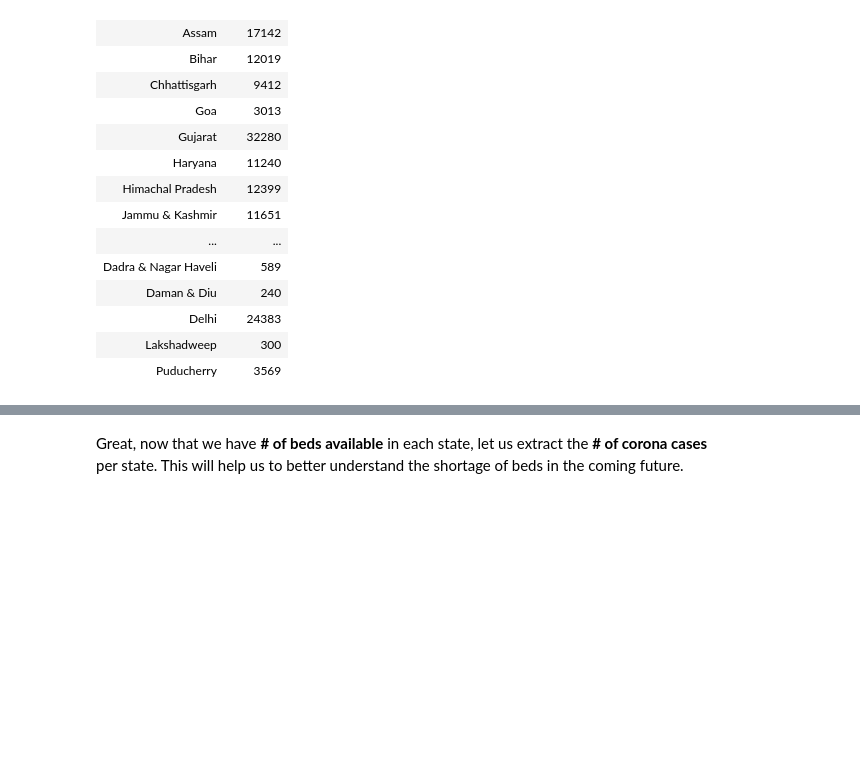
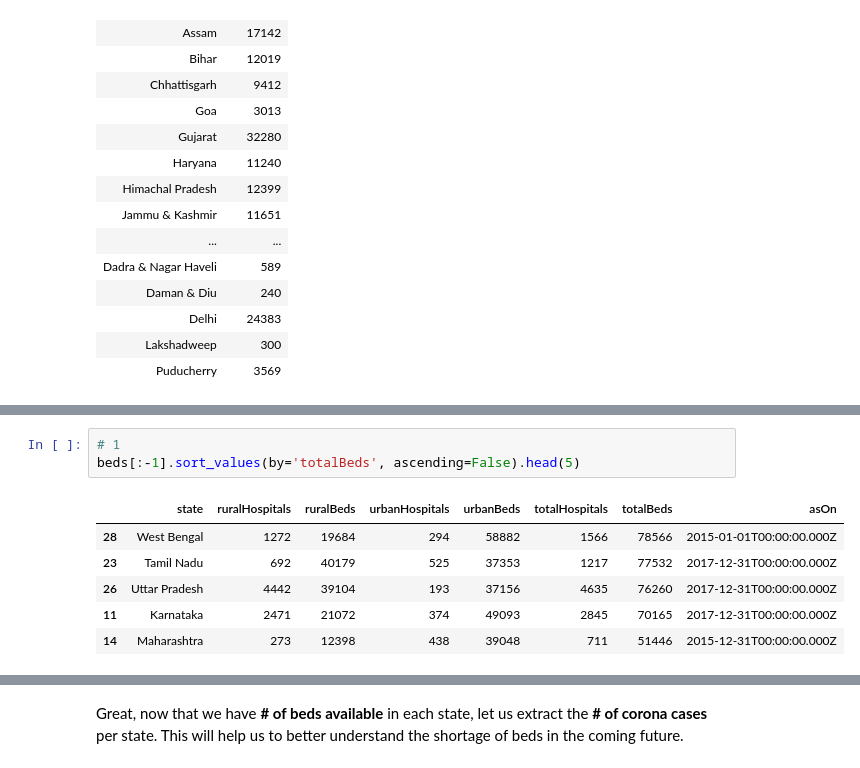
Before and after one commit to srmsoumya/dsct, a Jupyter notebook: nbs/dw/2020-06-06_dw_srm_data_collection.ipynb, the cells around one changed output, grey strips where cells are left out. Saved outputs shown, nothing was run; the diff lists cells and outputs as text; blank space fills up the shorter version.

```diff
--- a/nbs/dw/2020-06-06_dw_srm_data_collection.ipynb
+++ b/nbs/dw/2020-06-06_dw_srm_data_collection.ipynb
@@ -75,0 +83,10 @@ beds.head()
+# %%
+# 1
+beds[:-1].sort_values(by='totalBeds', ascending=False).head(5)
+# %% [output]
+|  | state | ruralHospitals | ruralBeds | urbanHospitals | urbanBeds | totalHospitals | totalBeds | asOn |
+| 28 | West Bengal | 1272 | 19684 | 294 | 58882 | 1566 | 78566 | 2015-01-01T00:00:00.000Z |
+| 23 | Tamil Nadu | 692 | 40179 | 525 | 37353 | 1217 | 77532 | 2017-12-31T00:00:00.000Z |
+| 26 | Uttar Pradesh | 4442 | 39104 | 193 | 37156 | 4635 | 76260 | 2017-12-31T00:00:00.000Z |
+| 11 | Karnataka | 2471 | 21072 | 374 | 49093 | 2845 | 70165 | 2017-12-31T00:00:00.000Z |
+| 14 | Maharashtra | 273 | 12398 | 438 | 39048 | 711 | 51446 | 2015-12-31T00:00:00.000Z |
```
Also changed, not shown: parts of 18 cells of this notebook.
